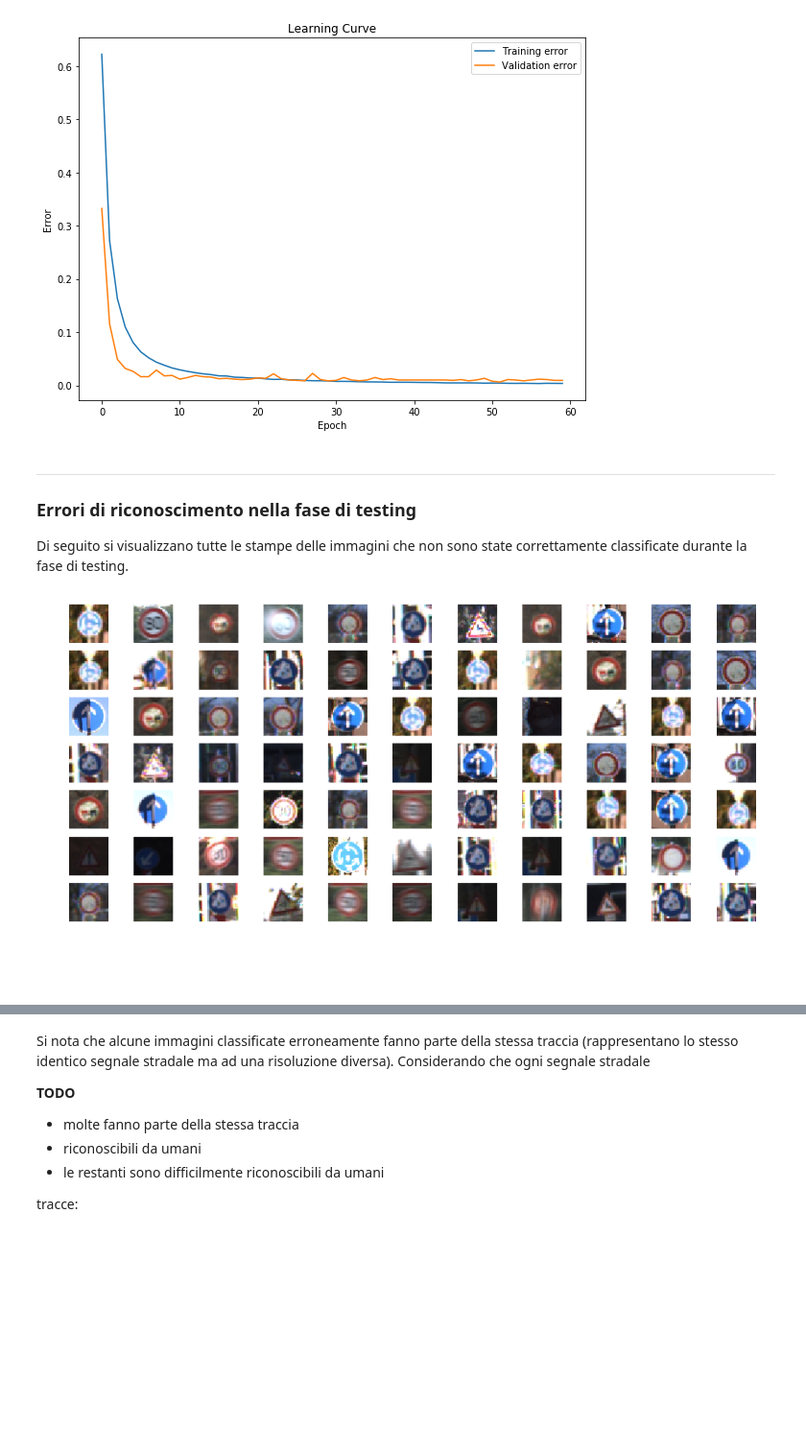
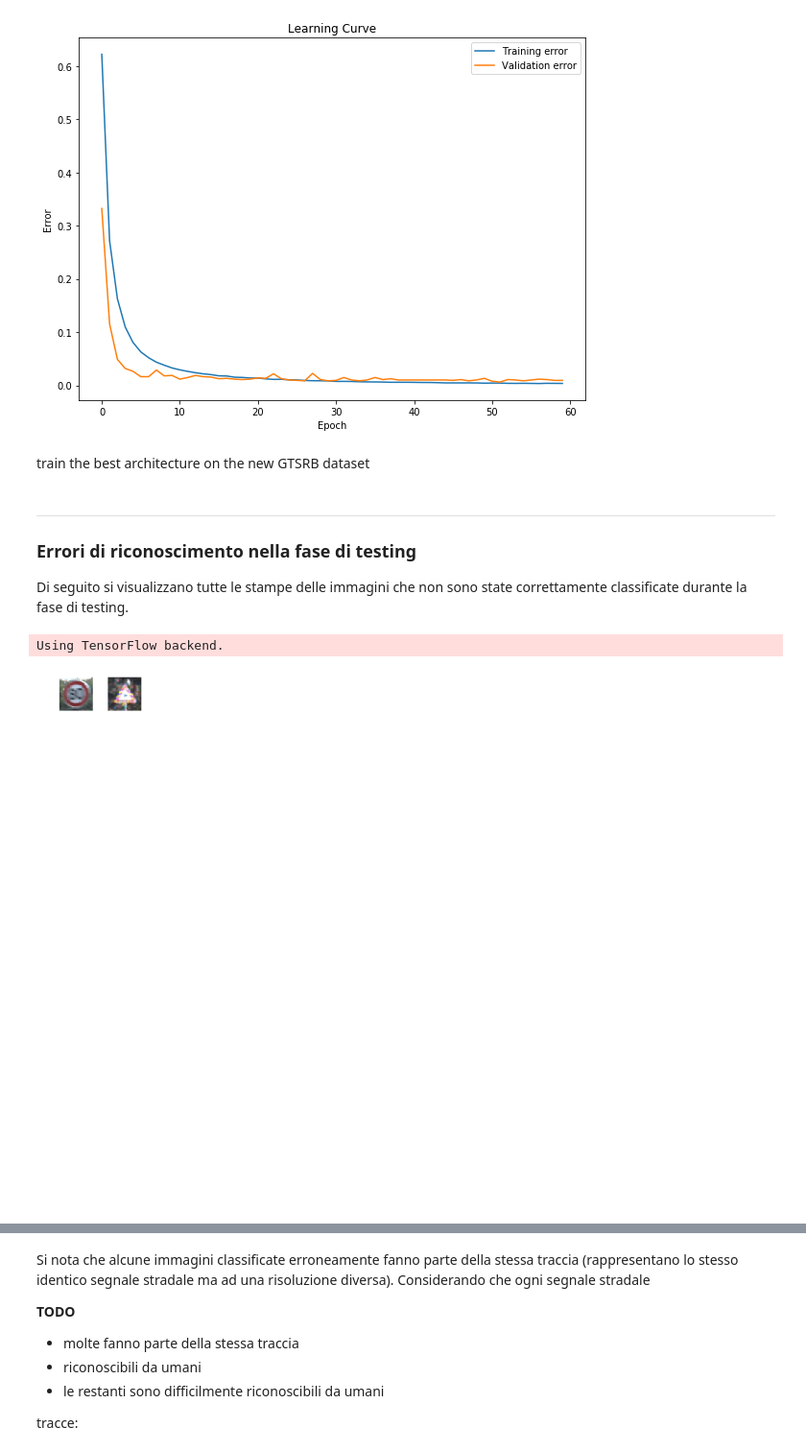
Before and after one commit to cecchilinux/machine_learning, a Jupyter notebook: notebooks/report.ipynb, the cells around one changed output, grey strips where cells are left out. Shown: that part at 96% size. Drawn from its saved outputs; the diff is of its cells as text; code cells hidden in the pictures; blank space fills up the shorter version.

Commit message:
[LOG] some training on SS and FCN notebook

```diff
--- a/notebooks/report.ipynb
+++ b/notebooks/report.ipynb
@@ -332,16 +332,34 @@ import plot_functions as pltfun
 pltfun.learning_curve(file_name="2018-02-19_1746_sol178MS_60_0.01_128_0.3_online.log")
 # %% [output]
 [figure]
+# %% [markdown]
+train the best architecture on the new GTSRB dataset
 # %% [markdown]
 ---
 ### Errori di riconoscimento nella fase di testing
 
 Di seguito si visualizzano tutte le stampe delle immagini che non sono state correttamente classificate durante la fase di testing.
+# %%
+import plot_functions as pltfun
+import my_mod_load as load
+import my_mod_manipulate_image as manipulate
+
+
+#test = load.load_official_testset()
+test = load.load_online_testset()
+X_test, y_test = test['features'], test['labels']
+X_test_m = list()
+for img in X_test:
+    X_test_m.append(manipulate.normalize_img(img))
+# %% [output]
+Using TensorFlow backend.
 # %%
-import plot_functions as pltfun
-# model = './final_models/keras/sol178_108-108MS/jitter-blur/model_108-108-100_ep40'
+import numpy as np
+#model = './final_models/keras/sol178_108-108MS/jitter-blur/model_108-108-100_ep40'
 #model = './final_models/keras/sol178_108-108MS/jitter-blur/model_108-108-100_ep60'
-model = '/scripts/models/2018-02-23_1203/model_108-108-100_ep40'
-X_bad_aimed = pltfun.bad_test_aimed(model, X_test)
+#model = '/scripts/models/2018-02-23_1203/model_108-108-100_ep40'
+model = '/scripts/models/2018-02-20_2227/model_108-108-100_ep40'
+X_test_m = np.array(X_test_m)
+X_bad_aimed = pltfun.bad_test_aimed(model, X_test_m, y_test, X_test)
 # %% [output]
-[figure, old version]
+[figure, new version]
```
Also changed, not shown: parts of 10 cells of this notebook, 27 other files.
